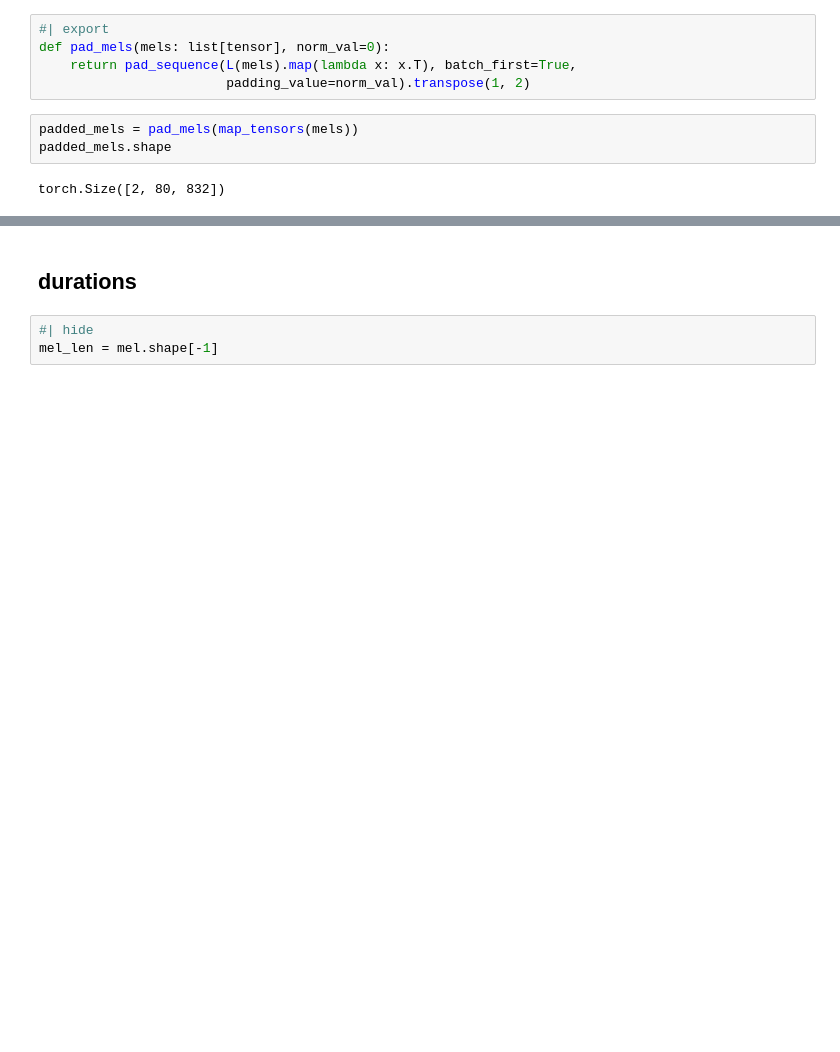
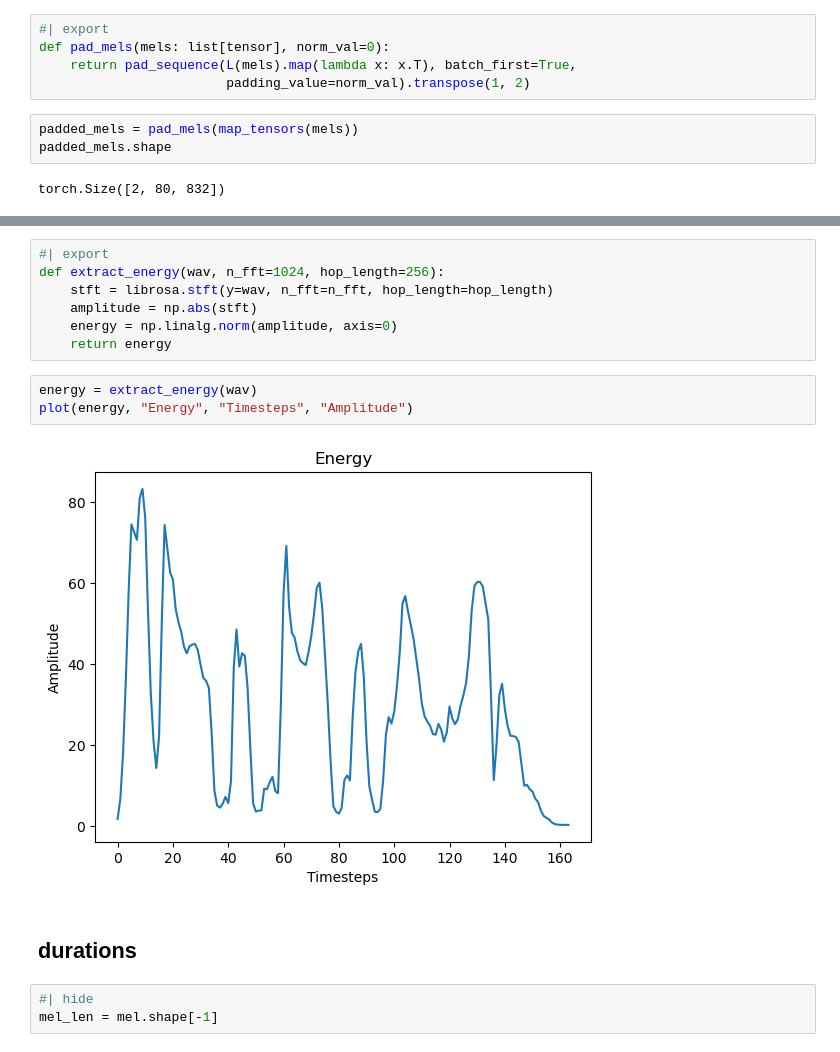
Before and after one commit to ahadjawaid/fastspeech, a Jupyter notebook: nbs/04_preprocess.ipynb, the cells around one changed output, grey strips where cells are left out. Cells and saved outputs as stored; diff of their text form; blank space fills up the shorter version.

```diff
--- a/nbs/04_preprocess.ipynb
+++ b/nbs/04_preprocess.ipynb
@@ -198,3 +207,15 @@ torch.Size([2, 80, 832])
+# %%
+#| export
+def extract_energy(wav, n_fft=1024, hop_length=256):
+    stft = librosa.stft(y=wav, n_fft=n_fft, hop_length=hop_length)
+    amplitude = np.abs(stft)
+    energy = np.linalg.norm(amplitude, axis=0)
+    return energy
+# %%
+energy = extract_energy(wav)
+plot(energy, "Energy", "Timesteps", "Amplitude")
+# %% [output]
+[figure, added]
 # %% [markdown]
 ## durations
 # %%
```
Also changed, not shown: parts of 21 cells of this notebook, 12 other files.
